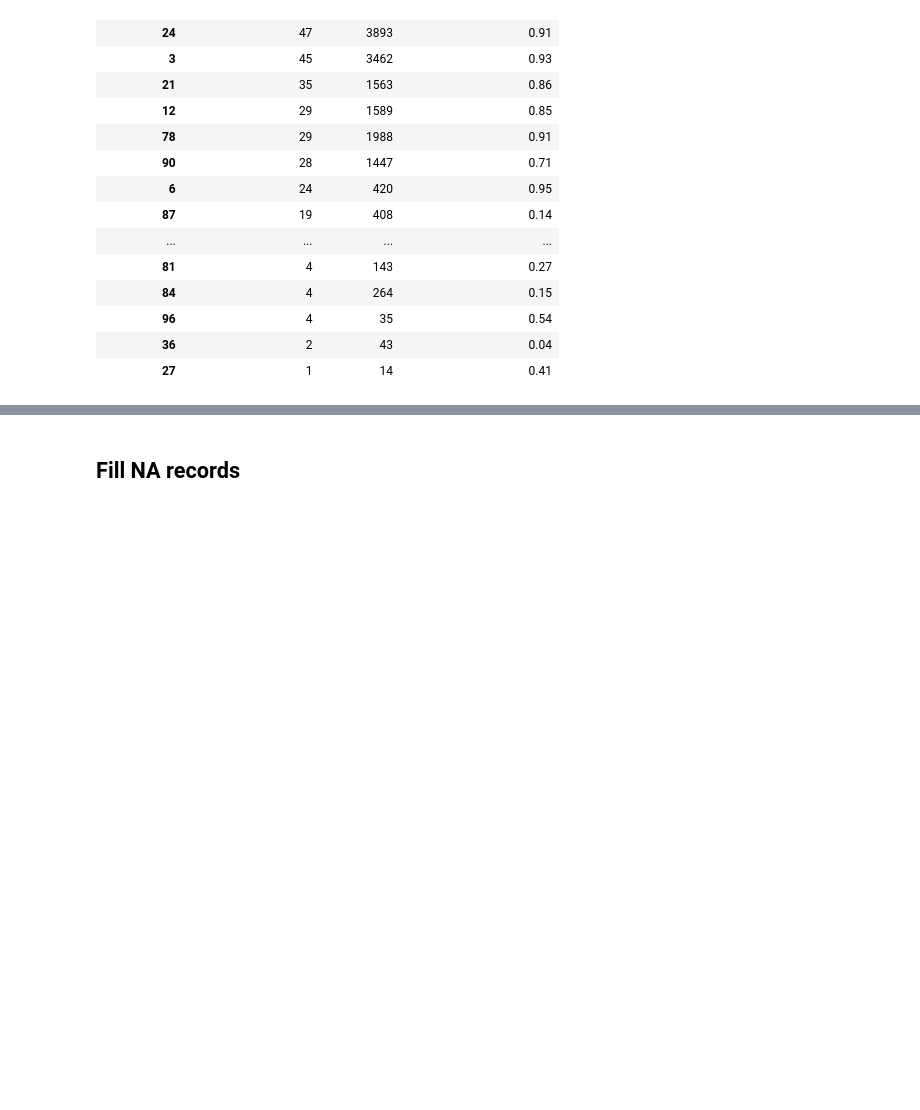
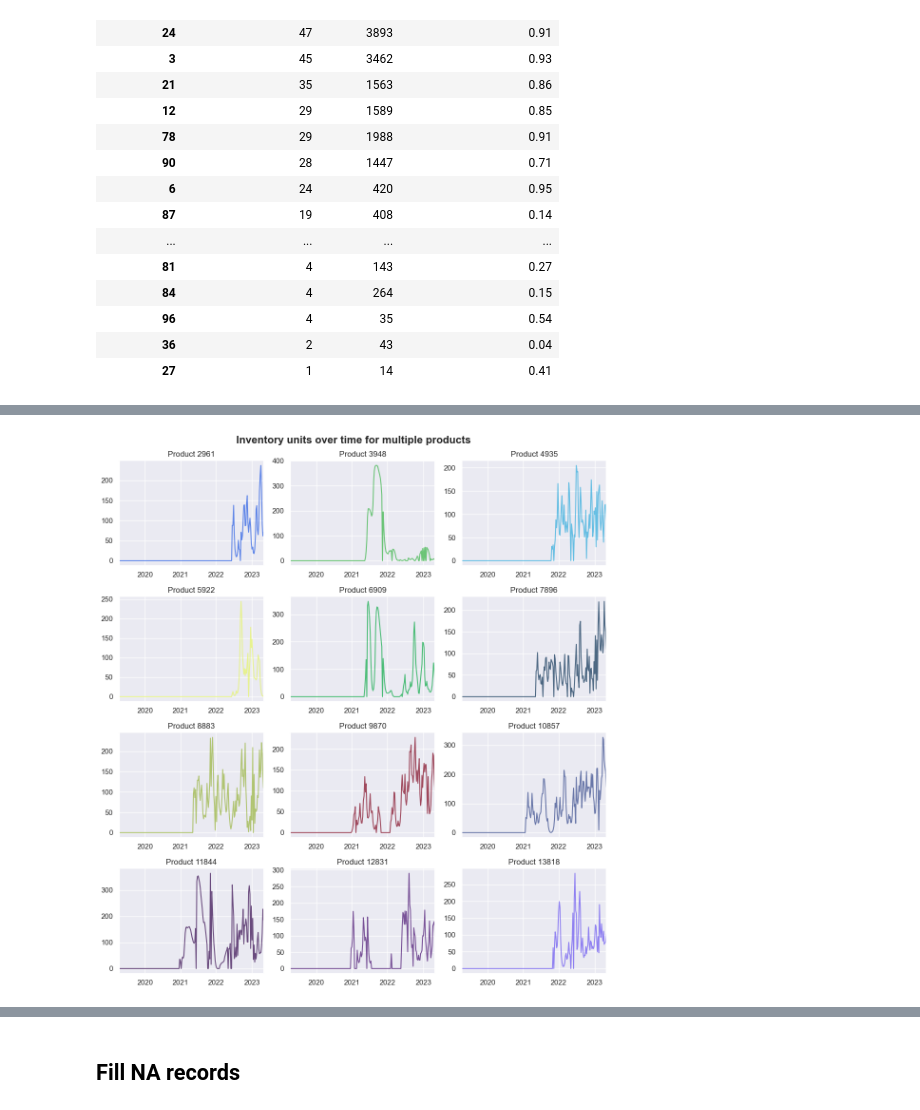
Before and after one commit to giarets/hp_use_case, a Jupyter notebook: 1_data_exploration.ipynb, the cells around one changed output, grey strips where cells are left out. Cells and saved outputs as stored; diff of their text form; code cells hidden in the pictures; blank space fills up the shorter version.

```diff
--- a/1_data_exploration.ipynb
+++ b/1_data_exploration.ipynb
@@ -343,0 +324,20 @@ critical_gaps['week_gap'].hist(bins=30)
+# %%
+df_agg = df_kaggle[['date', 'product_number', 'inventory_units', 'sales_units']].groupby(['date', 'product_number']).sum().reset_index().set_index('date')
+# %%
+product_numbers = df_agg['product_number'].unique()[:12]  # Get up to 16 products
+
+fig, axes = plt.subplots(4, 3, figsize=(11, 12))
+axes = axes.flatten()
+
+for i, product in enumerate(product_numbers):
+    ax = axes[i]
+    df_agg[df_agg['product_number'] == product]['inventory_units'].plot(ax=ax, color=np.random.rand(3,), alpha=0.7)
+    ax.set_title(f'Product {product}')
+    ax.set_xlabel("")
+    ax.set_ylabel("")
+
+fig.suptitle("Inventory units over time for multiple products", fontsize=16, fontweight='bold')
+plt.tight_layout()
+plt.show()
+# %% [output]
+[figure, added]
```
Also changed, not shown: parts of 18 cells of this notebook, 10 other files.
